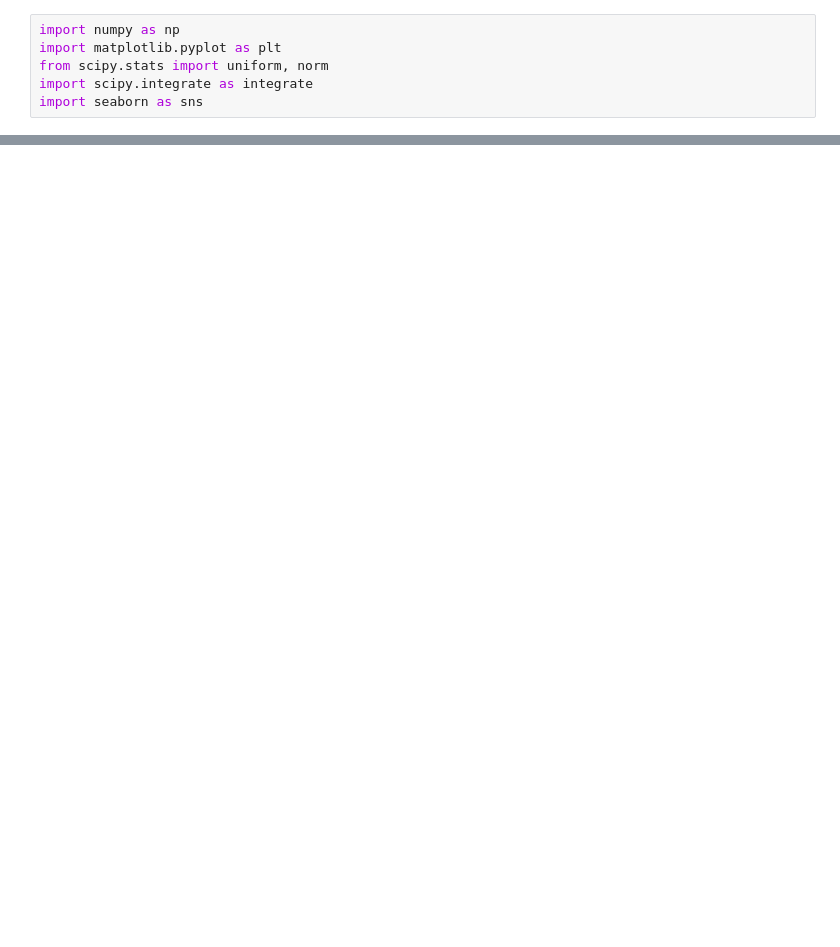
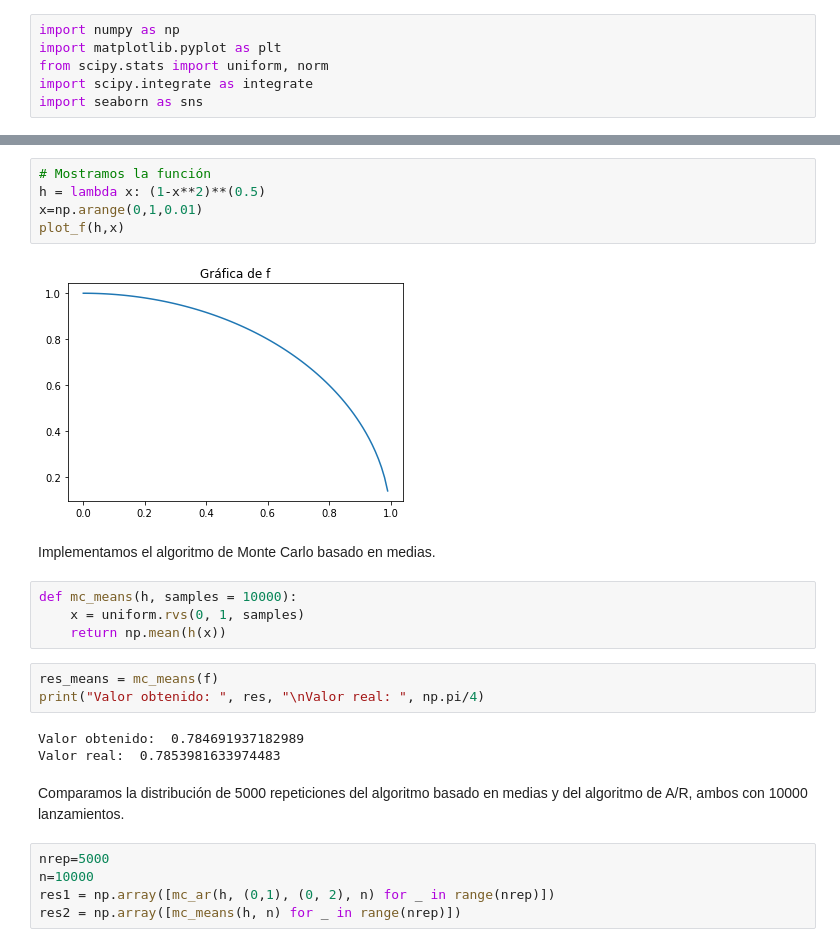
Before and after one commit to Ludvins/Practicas_CN, a Jupyter notebook: Ejercicios MonteCarlo.ipynb, the cells around one changed output, grey strips where cells are left out. Cells and saved outputs as stored; diff of their text form; blank space fills up the shorter version.

```diff
--- a/Ejercicios MonteCarlo.ipynb
+++ b/Ejercicios MonteCarlo.ipynb
@@ -114,0 +98,26 @@ for _ in range(100):
+# %%
+# Mostramos la función
+h = lambda x: (1-x**2)**(0.5)
+x=np.arange(0,1,0.01)
+plot_f(h,x)
+# %% [output]
+[figure, added]
+# %% [markdown]
+Implementamos el algoritmo de Monte Carlo basado en medias.
+# %%
+def mc_means(h, samples = 10000):
+    x = uniform.rvs(0, 1, samples)
+    return np.mean(h(x))
+# %%
+res_means = mc_means(f)
+print("Valor obtenido: ", res, "\nValor real: ", np.pi/4)
+# %% [output]
+Valor obtenido:  0.784691937182989
+Valor real:  0.7853981633974483
+# %% [markdown]
+Comparamos la distribución de 5000 repeticiones del algoritmo basado en medias y del algoritmo de A/R, ambos con 10000 lanzamientos.
+# %%
+nrep=5000
+n=10000
+res1 = np.array([mc_ar(h, (0,1), (0, 2), n) for _ in range(nrep)])
+res2 = np.array([mc_means(h, n) for _ in range(nrep)])
```
Also changed, not shown: parts of 45 cells of this notebook.
